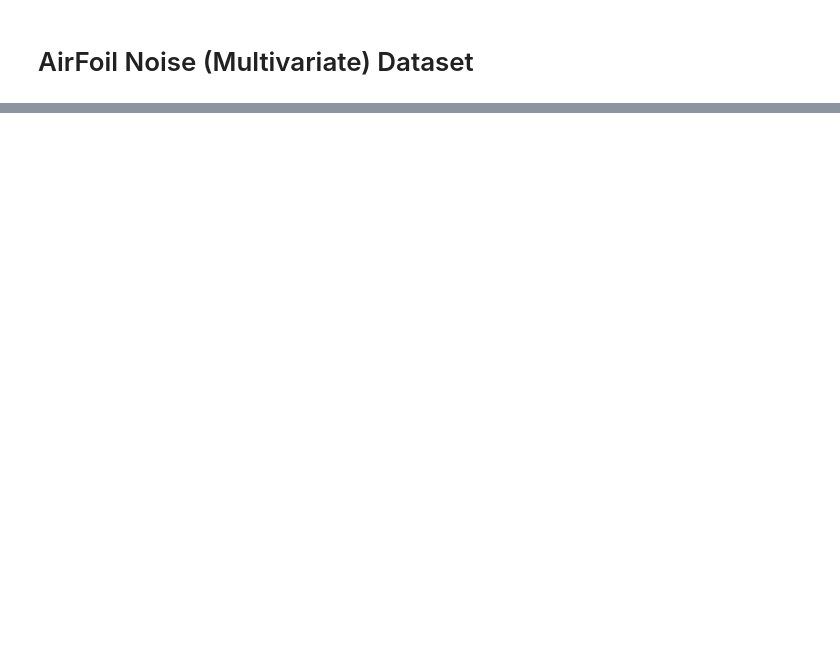
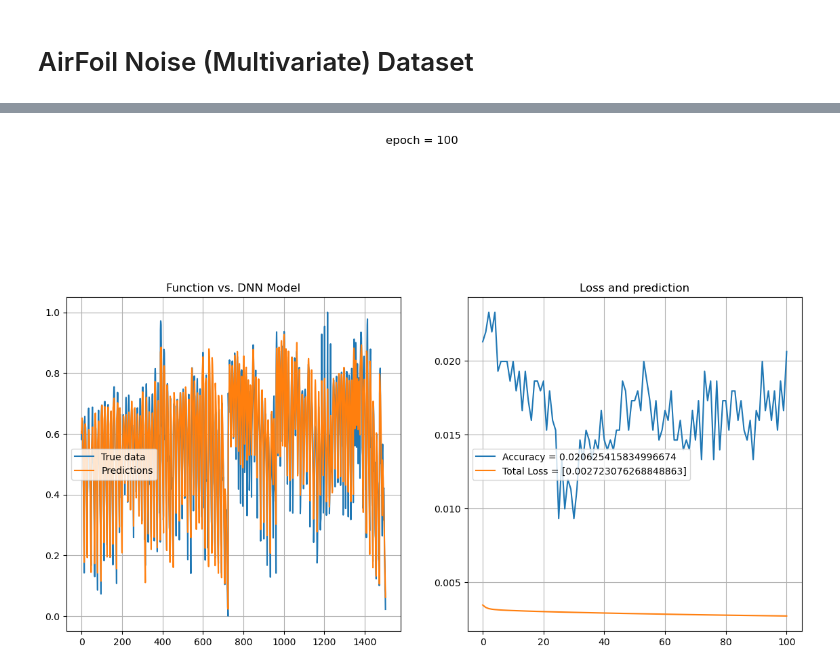
Before and after one commit to kalagotla/simple_dnns, a Jupyter notebook: dnns_with_pytorch.ipynb, the cells around one changed output, grey strips where cells are left out. Saved outputs shown, nothing was run; the diff lists cells and outputs as text; code cells hidden in the pictures; blank space fills up the shorter version.

```diff
--- a/dnns_with_pytorch.ipynb
+++ b/dnns_with_pytorch.ipynb
@@ -193,4 +208,5 @@ model4.data_set.plot()
 # %%
+model4.epochs = 101
 model4.set_parameters()
 # %%
 model4.train()
@@ -197,5 +215,8 @@ model4.train()
 # %%
-model4.epochs = 2500
+# Ran for about 1000 epochs
+model4.epochs = 101
 model4.set_parameters()
 model4.continue_train()
 model4.train()
+# %% [output]
+[figure, added]
```
Also changed, not shown: parts of 21 cells of this notebook, 1 other file.
